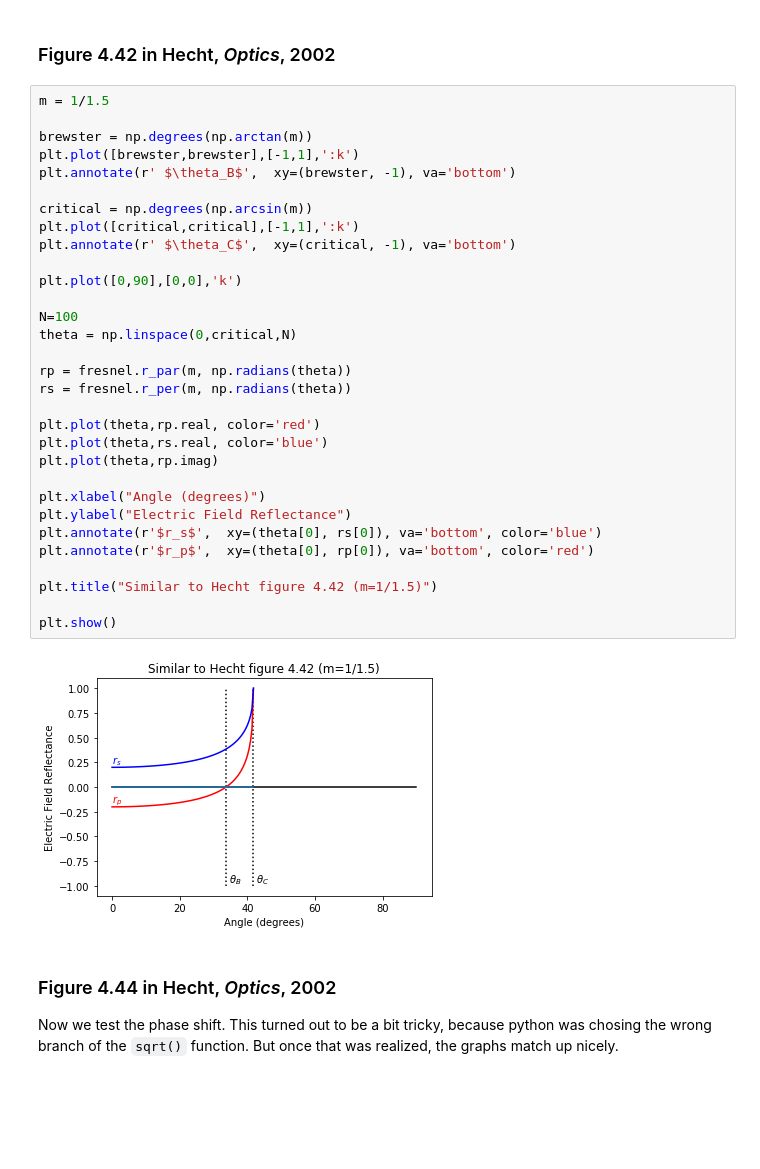
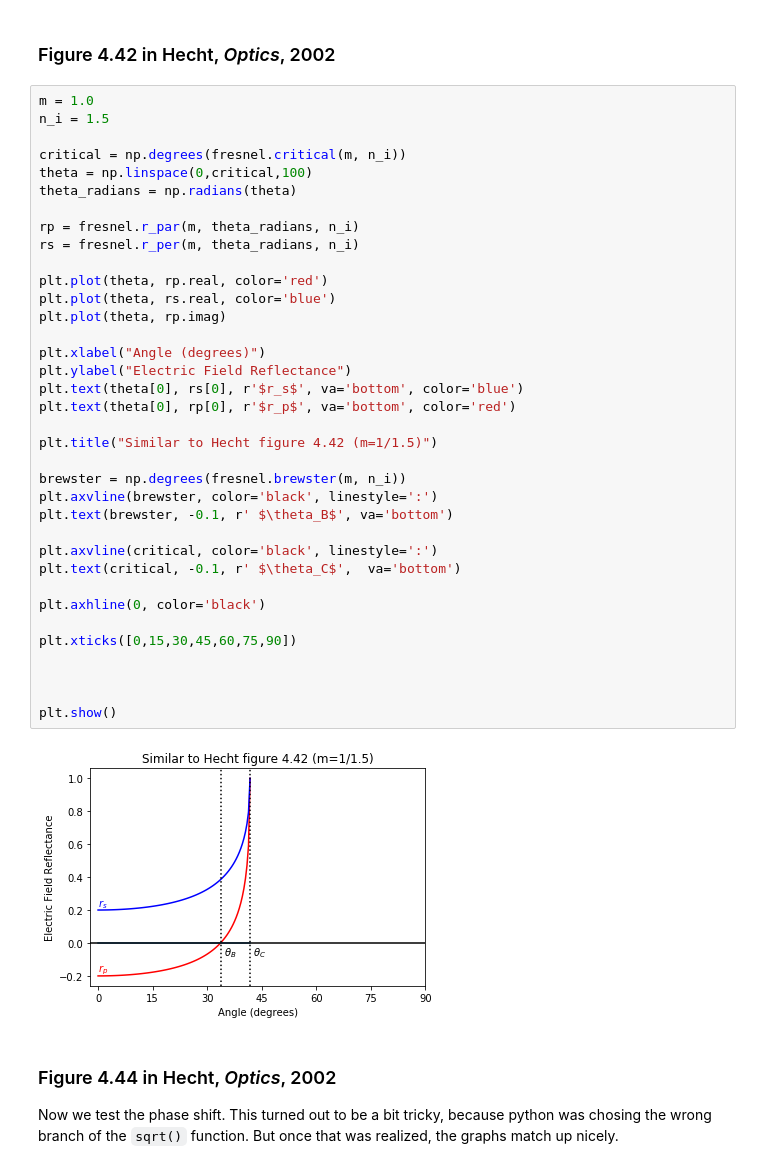
Before and after one commit to scottprahl/pypolar, a Jupyter notebook: docs/07-Fresnel-Reflection.ipynb, the cells around one changed output. Drawn from its saved outputs; the diff is of its cells as text; blank space fills up the shorter version.

```diff
--- a/docs/07-Fresnel-Reflection.ipynb
+++ b/docs/07-Fresnel-Reflection.ipynb
@@ -405,38 +411,43 @@ plt.show()
 # %% [markdown]
 ###  Figure 4.42 in Hecht, *Optics*, 2002
 # %%
-m = 1/1.5
+m = 1.0
+n_i = 1.5
 
-brewster = np.degrees(np.arctan(m))
-plt.plot([brewster,brewster],[-1,1],':k')
-plt.annotate(r' $\theta_B$',  xy=(brewster, -1), va='bottom')
+critical = np.degrees(fresnel.critical(m, n_i))
+theta = np.linspace(0,critical,100)
+theta_radians = np.radians(theta)
 
-critical = np.degrees(np.arcsin(m))
-plt.plot([critical,critical],[-1,1],':k')
-plt.annotate(r' $\theta_C$',  xy=(critical, -1), va='bottom')
+rp = fresnel.r_par(m, theta_radians, n_i)
+rs = fresnel.r_per(m, theta_radians, n_i)
 
-plt.plot([0,90],[0,0],'k')
-
-N=100
-theta = np.linspace(0,critical,N)
-
-rp = fresnel.r_par(m, np.radians(theta))
-rs = fresnel.r_per(m, np.radians(theta))
-
-plt.plot(theta,rp.real, color='red')
-plt.plot(theta,rs.real, color='blue')
-plt.plot(theta,rp.imag)
+plt.plot(theta, rp.real, color='red')
+plt.plot(theta, rs.real, color='blue')
+plt.plot(theta, rp.imag)
 
 plt.xlabel("Angle (degrees)")
 plt.ylabel("Electric Field Reflectance")
-plt.annotate(r'$r_s$',  xy=(theta[0], rs[0]), va='bottom', color='blue')
-plt.annotate(r'$r_p$',  xy=(theta[0], rp[0]), va='bottom', color='red')
+plt.text(theta[0], rs[0], r'$r_s$', va='bottom', color='blue')
+plt.text(theta[0], rp[0], r'$r_p$', va='bottom', color='red')
 
 plt.title("Similar to Hecht figure 4.42 (m=1/1.5)")
 
+brewster = np.degrees(fresnel.brewster(m, n_i))
+plt.axvline(brewster, color='black', linestyle=':')
+plt.text(brewster, -0.1, r' $\theta_B$', va='bottom')
+
+plt.axvline(critical, color='black', linestyle=':')
+plt.text(critical, -0.1, r' $\theta_C$',  va='bottom')
+
+plt.axhline(0, color='black')
+
+plt.xticks([0,15,30,45,60,75,90])
+
+
+
 plt.show()
 # %% [output]
-[figure, old version]
+[figure, new version]
 # %% [markdown]
 ###  Figure 4.44 in Hecht, *Optics*, 2002
 
```
Also changed, not shown: parts of 15 cells of this notebook, 1 other file.
